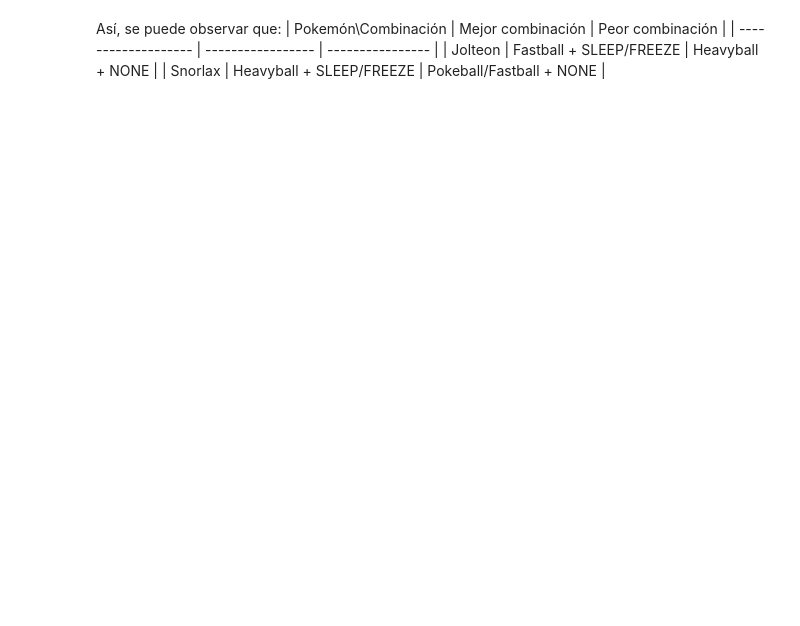
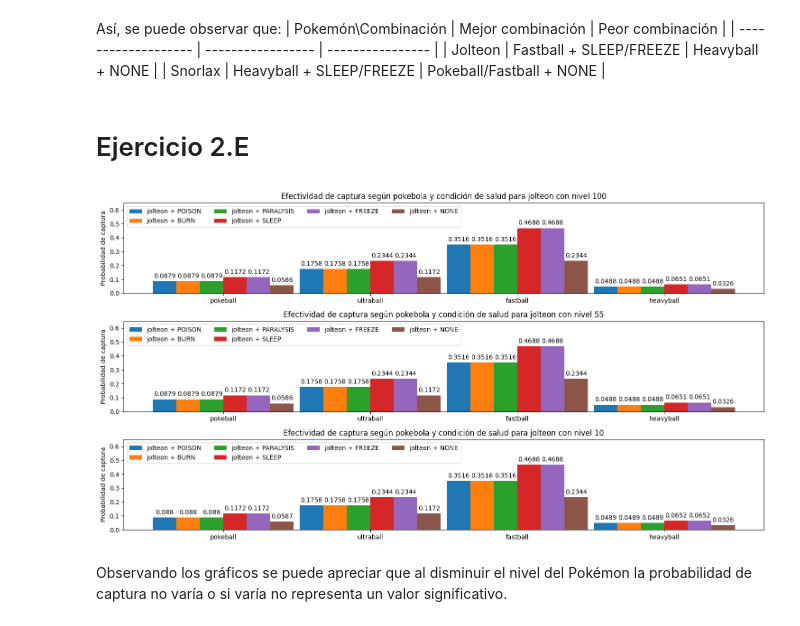
Before and after one commit to LICHTENBERGERHugo/TP0, a Jupyter notebook: Data analysis.ipynb, the cells around one changed output. Cells and saved outputs as stored; diff of their text form; code cells hidden in the pictures; blank space fills up the shorter version.

```diff
--- a/Data analysis.ipynb
+++ b/Data analysis.ipynb
@@ -300,3 +304,47 @@ Así, se puede observar que:
 | ------------------- | ----------------- | ---------------- |
 | Jolteon | Fastball + SLEEP/FREEZE | Heavyball + NONE |
 | Snorlax | Heavyball + SLEEP/FREEZE | Pokeball/Fastball + NONE |
+# %% [markdown]
+# Ejercicio 2.E
+# %%
+import matplotlib.pyplot as plt
+
+fig, ax = plt.subplots(3, layout='tight')
+fig.set_figwidth(15)
+fig.set_figheight(8)
+pokeballs = ['pokeball', 'ultraball', 'fastball', 'heavyball']
+pokemons = ['jolteon', 'jolteon', 'jolteon']
+
+x = np.arange(len(pokeballs))  # the label locations
+width = 0.16  # the width of the bars
+i = 0
+level = 100
+
+for pokemon in pokemons:
+    multiplier = -1.5
+    catches = {}
+    for j in StatusEffect:
+        aux_poke = factory.create(pokemon, level, j, 1)
+        catches[j] = {}
+        for pokeball in pokeballs:
+            catch_rate = attempt_catch(aux_poke, pokeball)[1]
+            catches[j][pokeball] = catch_rate
+            #print(catches[j].values())
+        offset = width * multiplier
+        bar = ax[i].bar(x + offset, catches[j].values(), width, label='{} + {}'.format(pokemon, j.name))
+        ax[i].bar_label(bar, padding=3)
+        multiplier += 1
+    level -= 45
+    # Add some text for labels, title and custom x-axis tick labels, etc.
+    ax[i].set_ylabel('Probabilidad de captura')
+    ax[i].set_title('Efectividad de captura según pokebola y condición de salud para {} con nivel {}'.format(pokemon, aux_poke.level))
+    ax[i].set_xticks(x + width, pokeballs)
+    ax[i].legend(loc='upper left', ncols=4)
+    ax[i].set_ylim(0, 0.65)
+    i += 1
+
+plt.show()
+# %% [output]
+[figure, added]
+# %% [markdown]
+Observando los gráficos se puede apreciar que al disminuir el nivel del Pokémon la probabilidad de captura no varía o si varía no representa un valor significativo.
```
Also changed, not shown: parts of 6 cells of this notebook.
